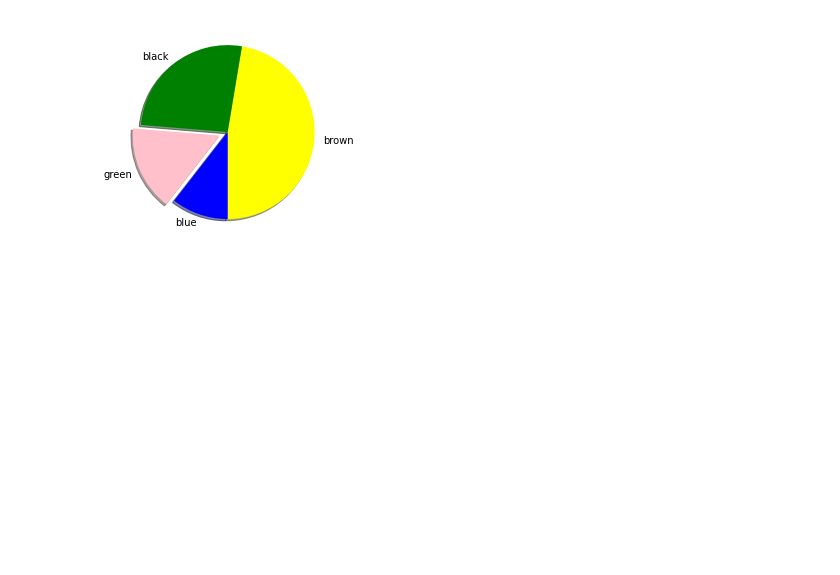
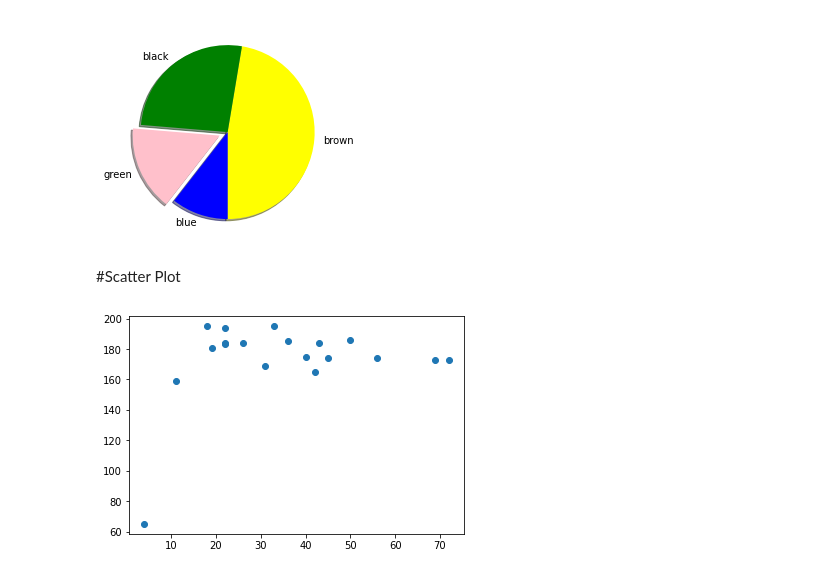
Before and after one commit to iamBehzad/Data_Mining_Statistics_Python, a Jupyter notebook: Plots.ipynb, the cells around one changed output. Saved outputs shown, nothing was run; the diff lists cells and outputs as text; code cells hidden in the pictures; blank space fills up the shorter version.

```diff
--- a/Plots.ipynb
+++ b/Plots.ipynb
@@ -251,3 +252,9 @@ plt.pie(a , labels = b , startangle = 270 , explode = [0, 0, 0.1, 0],
  shadow = True, colors = ['yellow','green', 'pink' , 'blue']);
 # %% [output]
 [figure]
+# %% [markdown]
+#Scatter Plot
+# %%
+plt.scatter(data.age, data.height);
+# %% [output]
+[figure, added]
```
Also changed, not shown: parts of 13 cells of this notebook.
